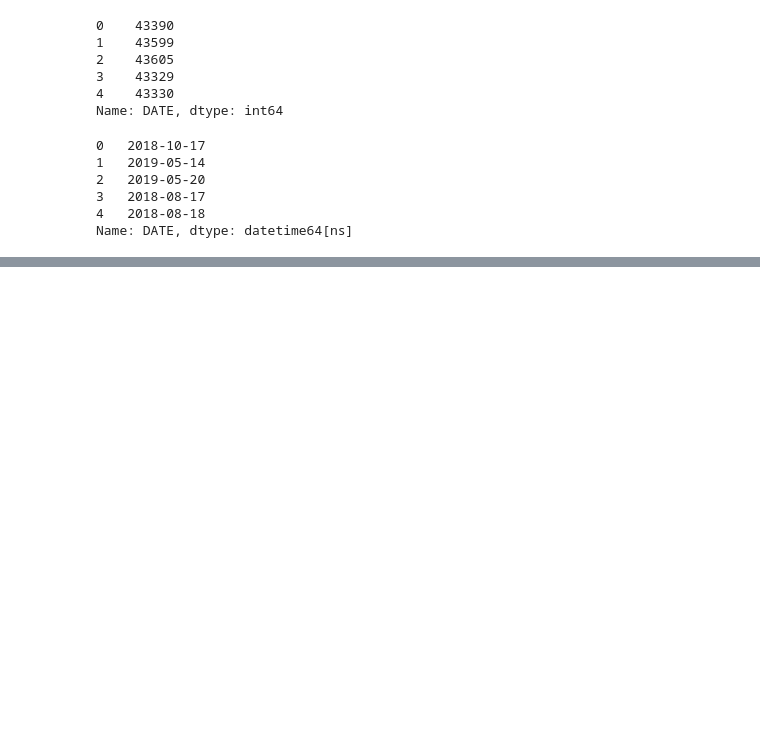
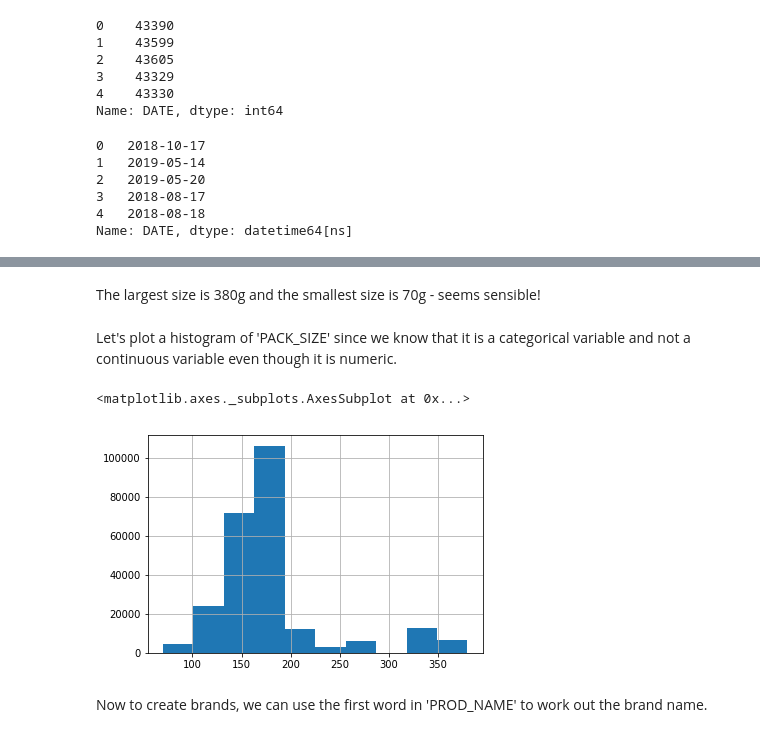
Before and after one commit to merey91/InsideSherpa_Virtual_Internship, a Jupyter notebook: InsideSherpa-Quantium.ipynb, the cells around one changed output, grey strips where cells are left out. Saved outputs shown, nothing was run; the diff lists cells and outputs as text; code cells hidden in the pictures; blank space fills up the shorter version.

```diff
--- a/InsideSherpa-Quantium.ipynb
+++ b/InsideSherpa-Quantium.ipynb
@@ -202,0 +171,5 @@ dtype: object
+# %%
+# Extract weights out of 'PROD_NAME'
+transaction['PACK_SIZE'] = transaction['PROD_NAME'].str.extract("(\d+)")
+transaction['PACK_SIZE'] = pd.to_numeric(transaction['PACK_SIZE'])
+transaction.head()
@@ -202,0 +183,9 @@ dtype: object
+# %%
+#Create text cleaning function for 'PROD_NAME' feature
+def clean_text(text):
+    text = re.sub('[&/]', ' ', text) # remove special characters '&' and '/'
+    text = re.sub('\d\w*', ' ', text) # remove product weights
+    return text
+
+#Apply text cleaning function to 'PROD_NAME' column
+transaction['PROD_NAME'] = transaction['PROD_NAME'].apply(clean_text)
@@ -202,0 +211,5 @@ dtype: object
+# %%
+#Drop rows with 'salsa' in 'PROD_NAME'
+transaction['PROD_NAME'] = transaction['PROD_NAME'].apply(lambda x: x.lower())
+transaction = transaction[~transaction['PROD_NAME'].str.contains("salsa")]
+transaction['PROD_NAME'] = transaction['PROD_NAME'].apply(lambda x: x.title())
@@ -202,0 +259,4 @@ dtype: object
+# %%
+# Drop these this customer in both 'transaction' and 'purchase' dataset
+transaction.drop(transaction.index[transaction['LYLTY_CARD_NBR'] == 226000], inplace = True)
+purchase.drop(purchase.index[purchase['LYLTY_CARD_NBR'] == 226000], inplace = True)
@@ -202,0 +417,13 @@ dtype: object
+# %% [markdown]
+The largest size is 380g and the smallest size is 70g - seems sensible!
+# %% [markdown]
+ Let's plot a histogram of 'PACK_SIZE' since we know that it is a categorical
+variable and not a continuous variable even though it is numeric.
+# %%
+#Plot a histogram showing the number of transactions by pack size.
+transaction['PACK_SIZE'].hist()
+# %% [output]
+<matplotlib.axes._subplots.AxesSubplot at 0x...>
+[figure, added]
+# %% [markdown]
+Now to create brands, we can use the first word in 'PROD_NAME' to work out the brand name.
```
Also changed, not shown: parts of 114 cells of this notebook.
